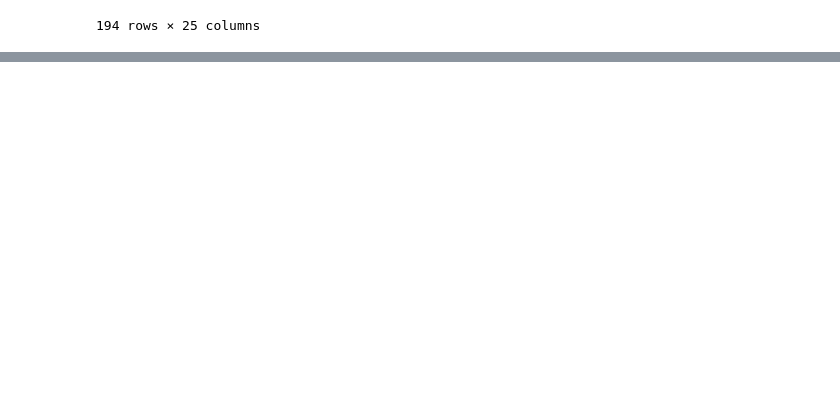
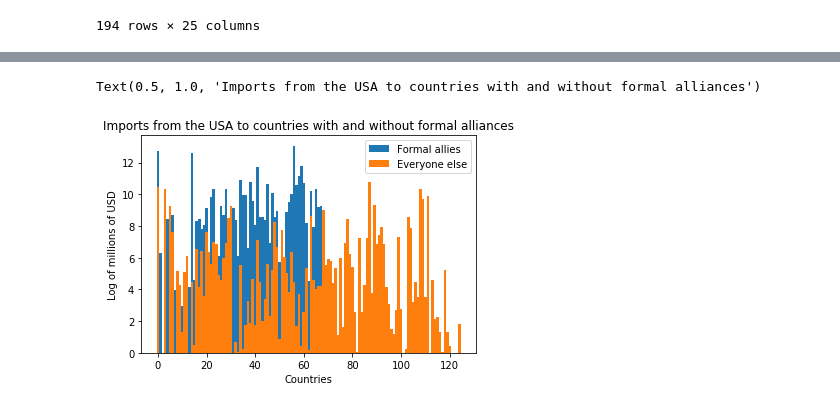
Before and after one commit to Dolphindalt/DataVis, a Jupyter notebook: DataVisHW4.ipynb, the cells around one changed output, grey strips where cells are left out. Drawn from its saved outputs; the diff is of its cells as text; code cells hidden in the pictures; blank space fills up the shorter version.

```diff
--- a/DataVisHW4.ipynb
+++ b/DataVisHW4.ipynb
@@ -153,0 +236,14 @@ world_map
+# %%
+import matplotlib.pyplot as plt
+# scatterplot of allies vs non allies in imports
+allies_imports = allies_trade_df['logflow1']
+non_allies_imports = non_allies_trade_df['logflow1']
+plt.bar([ i for i in range(0, len(allies_imports))], allies_imports, width=1.1, label="Formal allies")
+plt.bar([ i for i in range(0, len(non_allies_imports))], non_allies_imports, width=1.1, label="Everyone else")
+plt.xlabel("Countries")
+plt.ylabel("Log of millions of USD")
+plt.legend(loc='best')
+plt.title("Imports from the USA to countries with and without formal alliances")
+# %% [output]
+Text(0.5, 1.0, 'Imports from the USA to countries with and without formal alliances')
+[figure, added]
```
Also changed, not shown: parts of 13 cells of this notebook.
